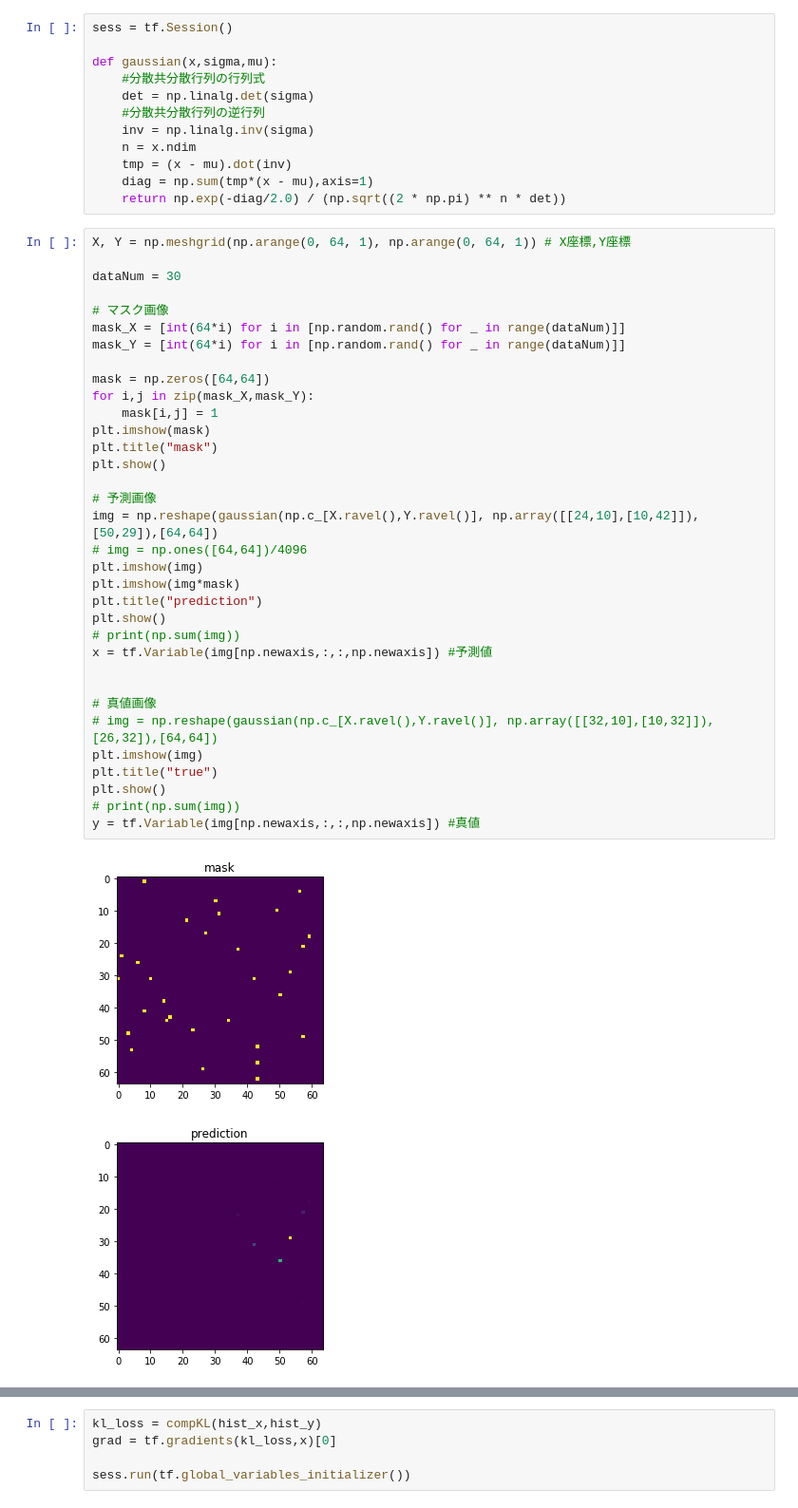
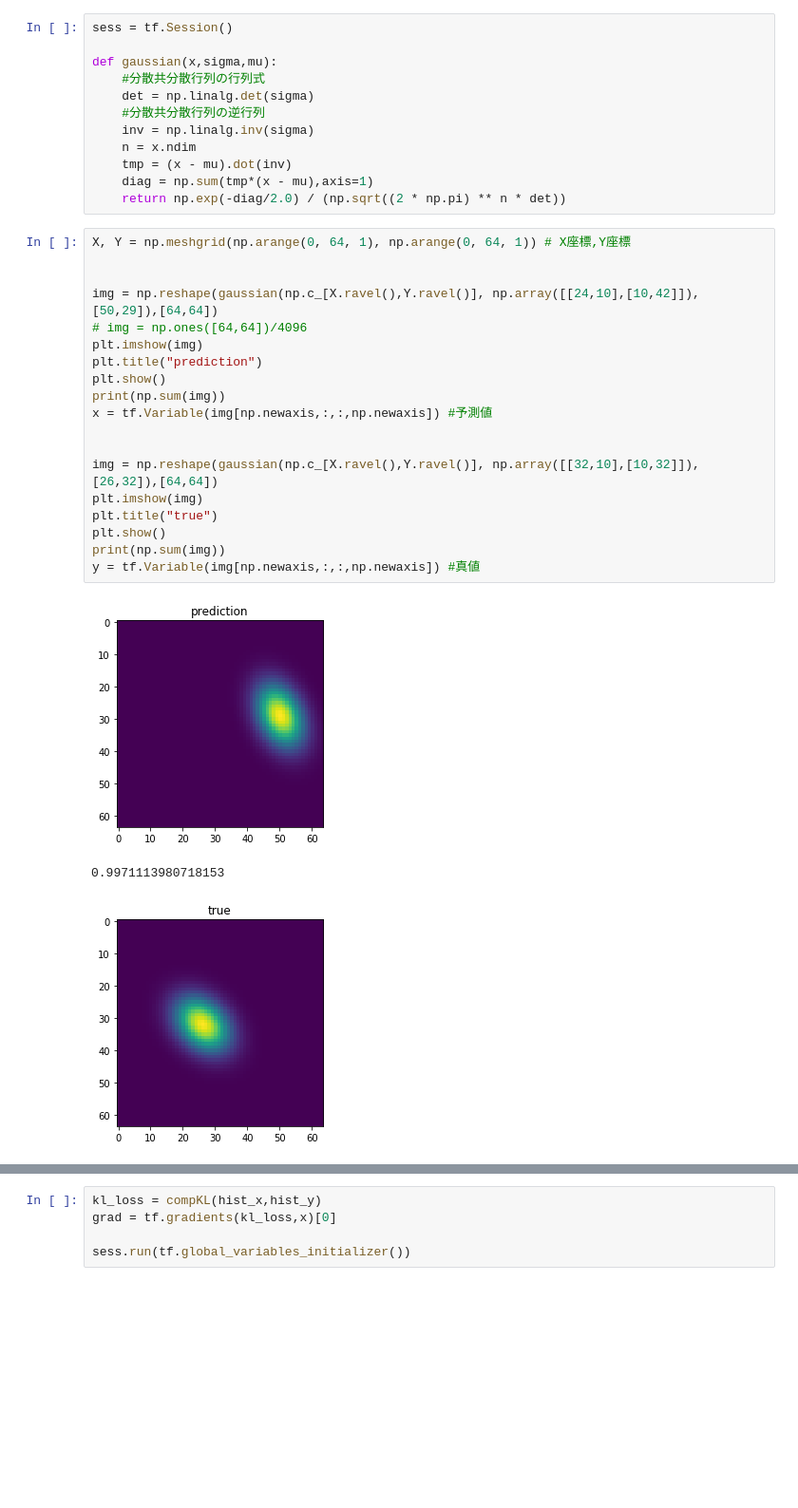
Before and after one commit to NagayoshiKotaro-wakayama-u/PartialConvolution, a Jupyter notebook: histKLgradient_test.ipynb, the cells around one changed output, grey strips where cells are left out. Shown at 95% size. Cells and saved outputs as stored; diff of their text form; blank space fills up the shorter version.

```diff
--- a/histKLgradient_test.ipynb
+++ b/histKLgradient_test.ipynb
@@ -20,37 +20,23 @@ def gaussian(x,sigma,mu):
 # %%
 X, Y = np.meshgrid(np.arange(0, 64, 1), np.arange(0, 64, 1)) # X座標,Y座標
 
-dataNum = 30
 
-# マスク画像
-mask_X = [int(64*i) for i in [np.random.rand() for _ in range(dataNum)]]
-mask_Y = [int(64*i) for i in [np.random.rand() for _ in range(dataNum)]]
-
-mask = np.zeros([64,64])
-for i,j in zip(mask_X,mask_Y):
-    mask[i,j] = 1
-plt.imshow(mask)
-plt.title("mask")
-plt.show()
-
-# 予測画像
 img = np.reshape(gaussian(np.c_[X.ravel(),Y.ravel()], np.array([[24,10],[10,42]]), [50,29]),[64,64])
 # img = np.ones([64,64])/4096
 plt.imshow(img)
-plt.imshow(img*mask)
 plt.title("prediction")
 plt.show()
-# print(np.sum(img))
+print(np.sum(img))
 x = tf.Variable(img[np.newaxis,:,:,np.newaxis]) #予測値
 
 
-# 真値画像
-# img = np.reshape(gaussian(np.c_[X.ravel(),Y.ravel()], np.array([[32,10],[10,32]]), [26,32]),[64,64])
+img = np.reshape(gaussian(np.c_[X.ravel(),Y.ravel()], np.array([[32,10],[10,32]]), [26,32]),[64,64])
 plt.imshow(img)
 plt.title("true")
 plt.show()
-# print(np.sum(img))
+print(np.sum(img))
 y = tf.Variable(img[np.newaxis,:,:,np.newaxis]) #真値
 # %% [output]
-[figure, old version]
+[figure, new version]
+0.9971113980718153
-[figure, old version]
+[figure, new version]
```
Also changed, not shown: parts of 4 cells of this notebook, 1 other file.
